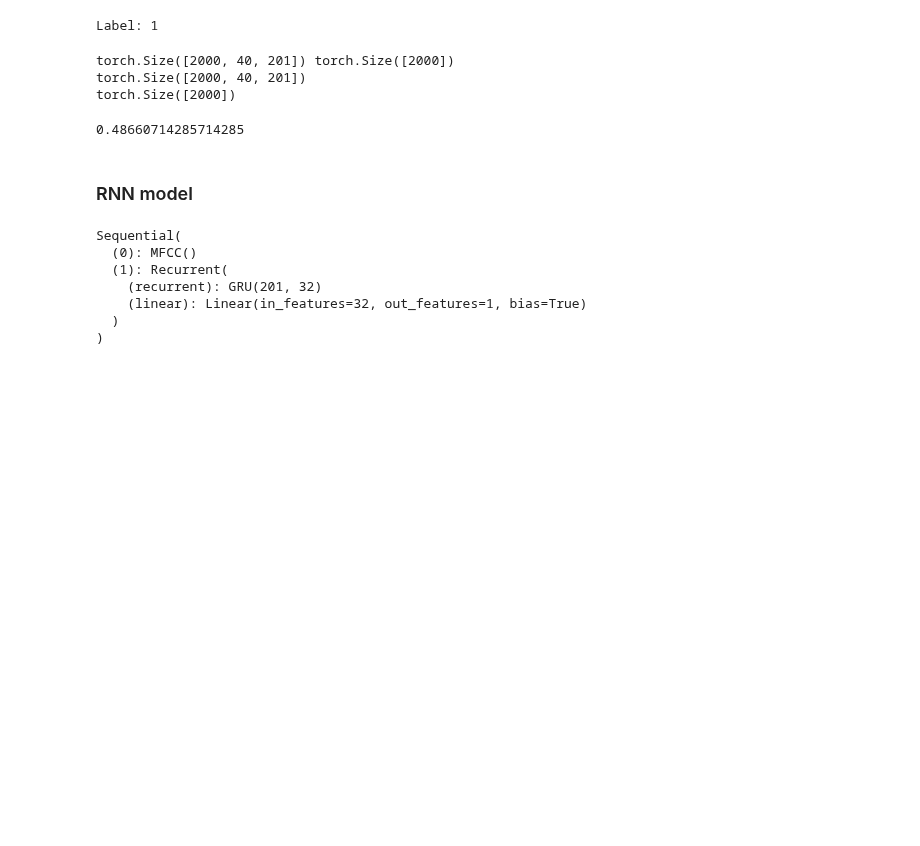
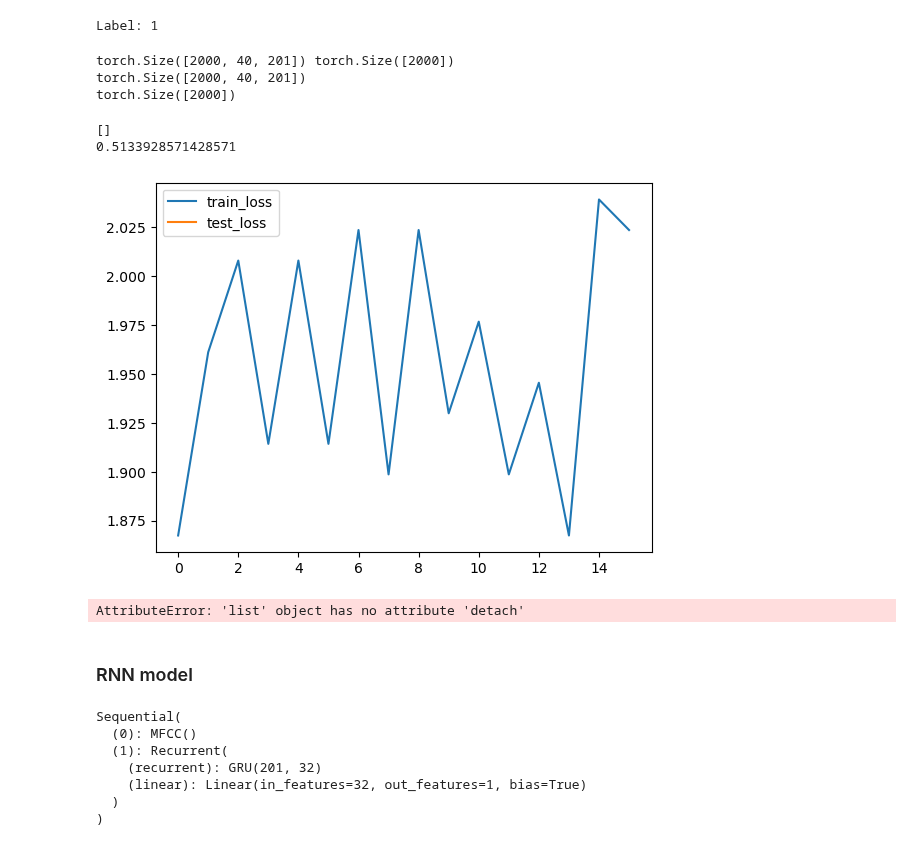
Before and after one commit to Floppy-vK/Language-ID, a Jupyter notebook: skeleton.ipynb, the cells around one changed output. Cells and saved outputs as stored; diff of their text form; code cells hidden in the pictures; blank space fills up the shorter version.

Commit message:
plotting loss

```diff
--- a/skeleton.ipynb
+++ b/skeleton.ipynb
@@ -325,36 +325,60 @@ torch.Size([2000])
 # %%
 # training model and obtaining test score
 
-optimizer = optim.RMSprop(model.parameters(), lr=0.001)
+optimizer = optim.Adam(model.parameters(), lr=0.001)
 crossentropy_loss = nn.CrossEntropyLoss(reduction='mean')
 num_epochs = 5
+
+training_loss = []
+test_loss = []
+steps = 0
 
 model.train()
 
 for epoch in range(num_epochs):
     for images, labels in train_loader:
         images = images.to(device)
         labels = labels.to(device)
         optimizer.zero_grad()
         predictions = model(images)
         loss = crossentropy_loss(predictions, labels)
+        steps += 1
+        if steps == 10:
+            training_loss.append(loss.detach().numpy())
+            steps = 0
         loss.backward()
         optimizer.step()
 
 model.eval()
 
 test_acc = 0
+steps = 0
 for images, labels in test_loader:
     images, labels = images.to(device), labels.to(device)
     predictions = model(images)
+    loss = crossentropy_loss(predictions, labels)
+    steps += 1
+    if steps == 10:
+        test_loss.append(loss.detach().numpy())
+        steps = 0
     accuracy = (torch.max(predictions, dim=-1, keepdim=True)[1].flatten() == labels).sum() / len(labels)
     test_acc += accuracy.item()
 
 test_acc /= len(test_loader)
+plt.plot(training_loss, label='train_loss')
+plt.plot(test_loss, label='test_loss') # test loss is empty and I don't know why, how can we fix this?
+plt.legend()
+plt.show
 
 print(test_acc)
 # %% [output]
-0.48660714285714285
+[]
+0.5133928571428571
+[figure, added]
+# %%
+plt.plot(loss_list.detach().numpy())
+# %% [output]
+AttributeError: 'list' object has no attribute 'detach'
 # %% [markdown]
 ### RNN model
 # %%
```
Also changed, not shown: parts of 2 cells of this notebook.
